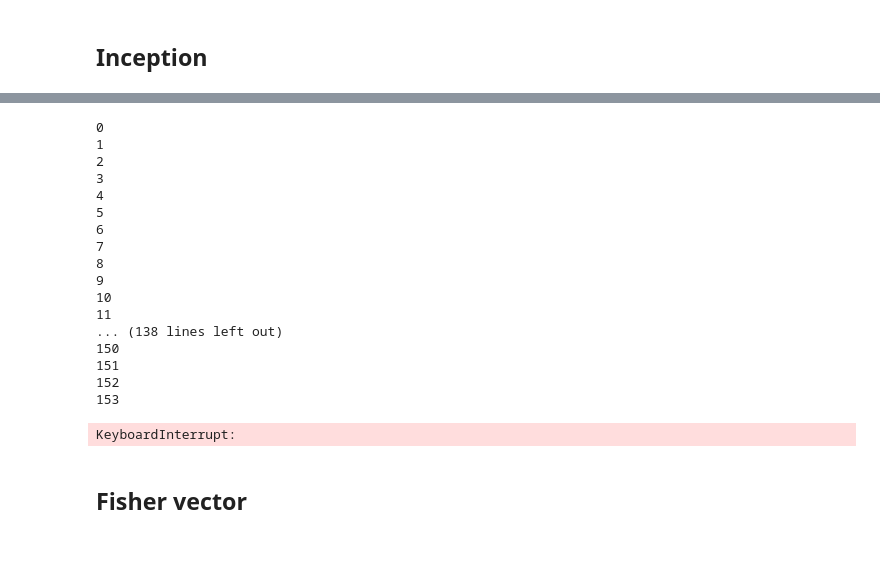
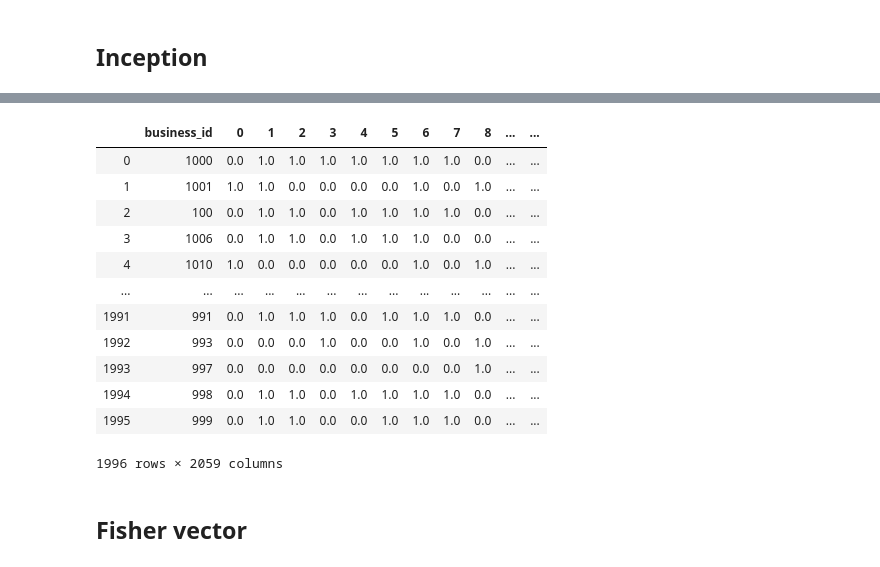
Before and after one commit to Midren/yelp_photo_classification, a Jupyter notebook: yelp_classification.ipynb, the cells around one changed output, grey strips where cells are left out. Saved outputs shown, nothing was run; the diff lists cells and outputs as text; code cells hidden in the pictures.

```diff
--- a/yelp_classification.ipynb
+++ b/yelp_classification.ipynb
@@ -188,40 +144,24 @@ def modify_model(original_model):
 
     return bottleneck_model
 # %%
-model = modify_model(InceptionV3(weights='imagenet'))
+%%script false
+def get_feature(model, preprocess, img):
+    return model.predict(preprocess(np.expand_dims(image.img_to_array(img), axis=0)))
 
-def get_feature(img):
-    x = model.predict(inception_preprocess(np.expand_dims(image.img_to_array(img), axis=0)))
-    return x
+inception_model = modify_model(InceptionV3(weights='imagenet'))
+df_train["inception_feature"] = 0
+resnet_model = modify_model(ResNet50(weights='imagenet'))
+df_train["resnet_feature"] = 0
 
 cur_df = df_train
 for ind in range(len(cur_df)):
     imgs = get_images(cur_df.iloc[ind:ind+1])[0]
-    features = list(map(get_feature, imgs))
+    inception_features = list(map(lambda x: get_feature(inception_model, inception_preprocess, x), imgs))
+    resnet_features = list(map(lambda x: get_feature(resnet_model, resnet_preprocess, x), imgs))
 
-    feature = np.array(features).mean(axis=0)
+    inception_feature = np.array(features).mean(axis=0)
     cur_df.iloc[ind, -1] = feature.flatten().tostring()
-    print(ind)
 
 
 with open("result.csv", "w") as f:
     f.write(df_train.to_csv())
-# %% [output]
-0
-1
-2
-3
-4
-5
-6
-7
-8
-9
-10
-11
-... (138 lines left out)
-150
-151
-152
-153
-KeyboardInterrupt:
@@ -234,3 +168,25 @@ def split_and_stratify(df, percn_to_ignore):
+# %%
+df = pd.read_csv("result.csv", index_col='Unnamed: 0')
+inception_df = pd.DataFrame(
+    np.vstack(df["inception_feature"].apply(
+        lambda x: np.fromstring(eval(x), dtype=np.float32))))
+inception_df.columns = ["inception_" + str(col) for col in inception_df.columns]
+df = pd.concat([df, inception_df], axis=1).drop(columns=["photos_id"])
+df
+# %% [output]
+|  | business_id | 0 | 1 | 2 | 3 | 4 | 5 | 6 | 7 | 8 | ... | ... |
+| 0 | 1000 | 0.0 | 1.0 | 1.0 | 1.0 | 1.0 | 1.0 | 1.0 | 1.0 | 0.0 | ... | ... |
+| 1 | 1001 | 1.0 | 1.0 | 0.0 | 0.0 | 0.0 | 0.0 | 1.0 | 0.0 | 1.0 | ... | ... |
+| 2 | 100 | 0.0 | 1.0 | 1.0 | 0.0 | 1.0 | 1.0 | 1.0 | 1.0 | 0.0 | ... | ... |
+| 3 | 1006 | 0.0 | 1.0 | 1.0 | 0.0 | 1.0 | 1.0 | 1.0 | 0.0 | 0.0 | ... | ... |
+| 4 | 1010 | 1.0 | 0.0 | 0.0 | 0.0 | 0.0 | 0.0 | 1.0 | 0.0 | 1.0 | ... | ... |
+| ... | ... | ... | ... | ... | ... | ... | ... | ... | ... | ... | ... | ... |
+| 1991 | 991 | 0.0 | 1.0 | 1.0 | 1.0 | 0.0 | 1.0 | 1.0 | 1.0 | 0.0 | ... | ... |
+| 1992 | 993 | 0.0 | 0.0 | 0.0 | 1.0 | 0.0 | 0.0 | 1.0 | 0.0 | 1.0 | ... | ... |
+| 1993 | 997 | 0.0 | 0.0 | 0.0 | 0.0 | 0.0 | 0.0 | 0.0 | 0.0 | 1.0 | ... | ... |
+| 1994 | 998 | 0.0 | 1.0 | 1.0 | 0.0 | 1.0 | 1.0 | 1.0 | 1.0 | 0.0 | ... | ... |
+| 1995 | 999 | 0.0 | 1.0 | 1.0 | 0.0 | 0.0 | 1.0 | 1.0 | 1.0 | 0.0 | ... | ... |
+1996 rows × 2059 columns
 # %% [markdown]
 ## Fisher vector
 # %%
```
Also changed, not shown: parts of 38 cells of this notebook, 1 other file.
